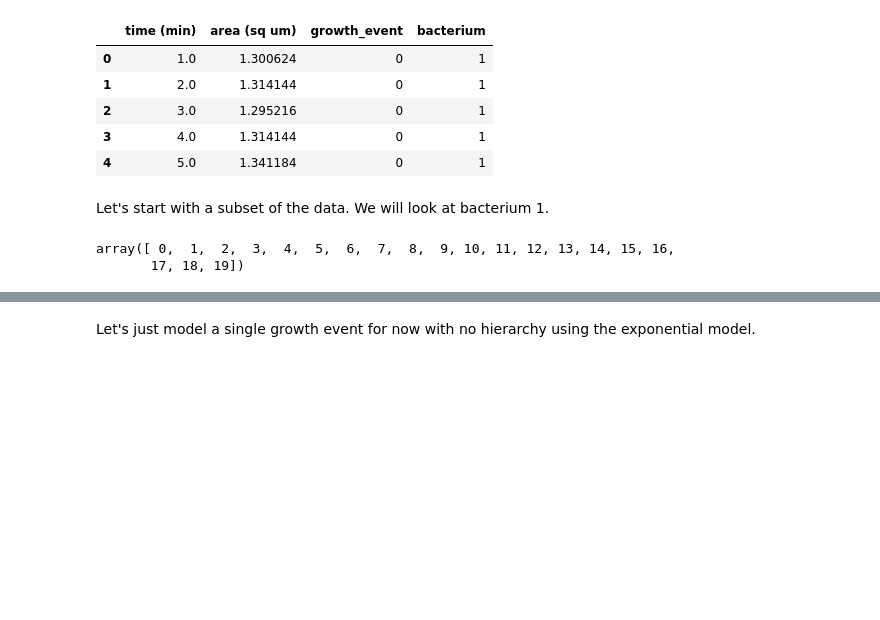
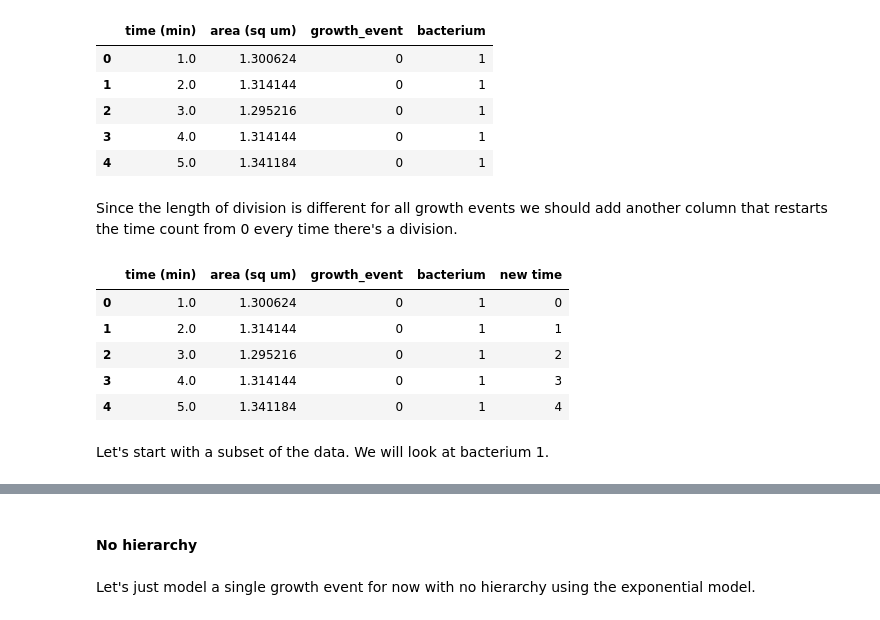
Before and after one commit to Xinhong111/Bi203, a Jupyter notebook: sandbox/hw9.1.ipynb, the cells around one changed output, grey strips where cells are left out. Drawn from its saved outputs; the diff is of its cells as text; code cells hidden in the pictures; blank space fills up the shorter version.

```diff
--- a/sandbox/hw9.1.ipynb
+++ b/sandbox/hw9.1.ipynb
@@ -26,15 +26,33 @@ df.head()
 | 2 | 3.0 | 1.295216 | 0 | 1 |
 | 3 | 4.0 | 1.314144 | 0 | 1 |
 | 4 | 5.0 | 1.341184 | 0 | 1 |
+# %% [markdown]
+Since the length of division is different for all growth events we should add another column that restarts the time count from 0 every time there's a division.
+# %%
+time = []
+j = 0
+for i in df['growth_event'].diff():
+    if i == 0:
+        j += 1
+        time.append(j)
+    else:
+        j = 0
+        time.append(j)
+
+df['new time'] = time
+# %%
+df.head()
+# %% [output]
+|  | time (min) | area (sq um) | growth_event | bacterium | new time |
+| 0 | 1.0 | 1.300624 | 0 | 1 | 0 |
+| 1 | 2.0 | 1.314144 | 0 | 1 | 1 |
+| 2 | 3.0 | 1.295216 | 0 | 1 | 2 |
+| 3 | 4.0 | 1.314144 | 0 | 1 | 3 |
+| 4 | 5.0 | 1.341184 | 0 | 1 | 4 |
 # %% [markdown]
 Let's start with a subset of the data. We will look at bacterium 1.
 # %%
 df_bacterium1 = df.loc[df['bacterium'] == 1]
-# %%
-df_bacterium1['growth_event'].unique()
-# %% [output]
-array([ 0,  1,  2,  3,  4,  5,  6,  7,  8,  9, 10, 11, 12, 13, 14, 15, 16,
-       17, 18, 19])
 # %%
 p = bokeh.plotting.figure(plot_width=650,
                           plot_height=250,
@@ -50,6 +68,8 @@ bokeh.io.show(p)
 # %% [output]
 [interactive output not drawn]
 [interactive output not drawn]
+# %% [markdown]
+#### No hierarchy
 # %% [markdown]
 Let's just model a single growth event for now with no hierarchy using the exponential model.
 # %%
```
Also changed, not shown: parts of 7 cells of this notebook.
